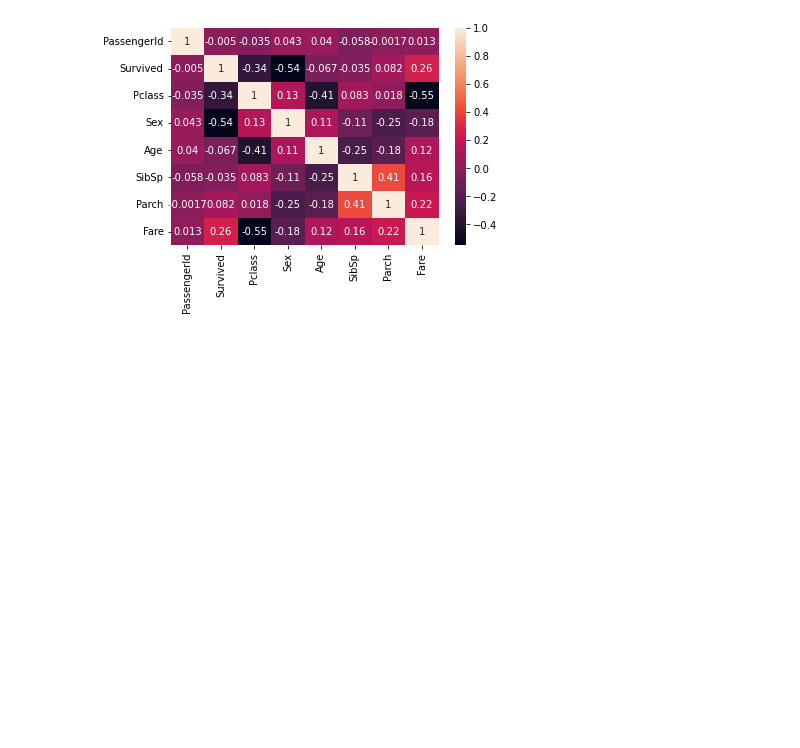
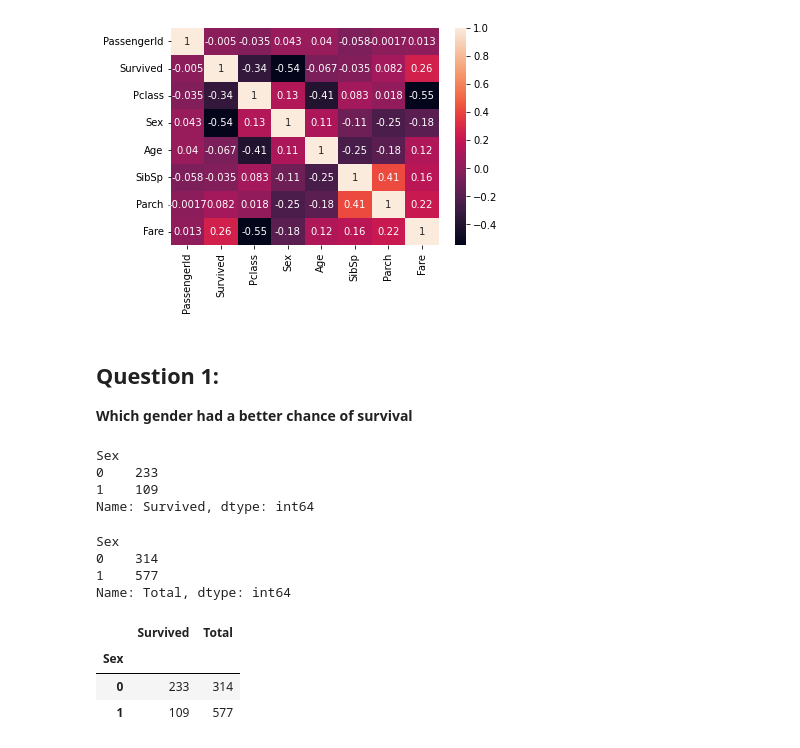
Before and after one commit to Douglous-Sobei/Titanic_Data_anaysis_project, a Jupyter notebook: titanic_data.ipynb, the cells around one changed output. Drawn from its saved outputs; the diff is of its cells as text; code cells hidden in the pictures; blank space fills up the shorter version.

Commit message:
Ansered my first question

```diff
--- a/titanic_data.ipynb
+++ b/titanic_data.ipynb
@@ -175,3 +172,38 @@ sns.heatmap(titanic_data.corr(), annot=True)
 plt.show()
 # %% [output]
 [figure]
+# %% [markdown]
+## Question 1:
+**Which gender had a better chance of survival**
+# %%
+# calculate the total number that survived by sex
+
+# group sex
+group_by_gender = titanic_data.groupby('Sex')
+
+#calculate the survived by sex
+survived_by_gender = group_by_gender['Survived'].sum()
+survived_by_gender.name = 'Survived'
+display(survived_by_gender)
+
+#find the total by sex
+total_by_gender = group_by_gender['Survived'].size()
+total_by_gender.name = 'Total'
+display(total_by_gender)
+
+# concat the separate results into one data frame
+survived_total_by_gender = pd.concat([survived_by_gender, total_by_gender], axis=1)
+survived_total_by_gender
+# %% [output]
+Sex
+0    233
+1    109
+Name: Survived, dtype: int64
+Sex
+0    314
+1    577
+Name: Total, dtype: int64
+|  | Survived | Total |
+| Sex |  |  |
+| 0 | 233 | 314 |
+| 1 | 109 | 577 |
```
Also changed, not shown: parts of 7 cells of this notebook.
